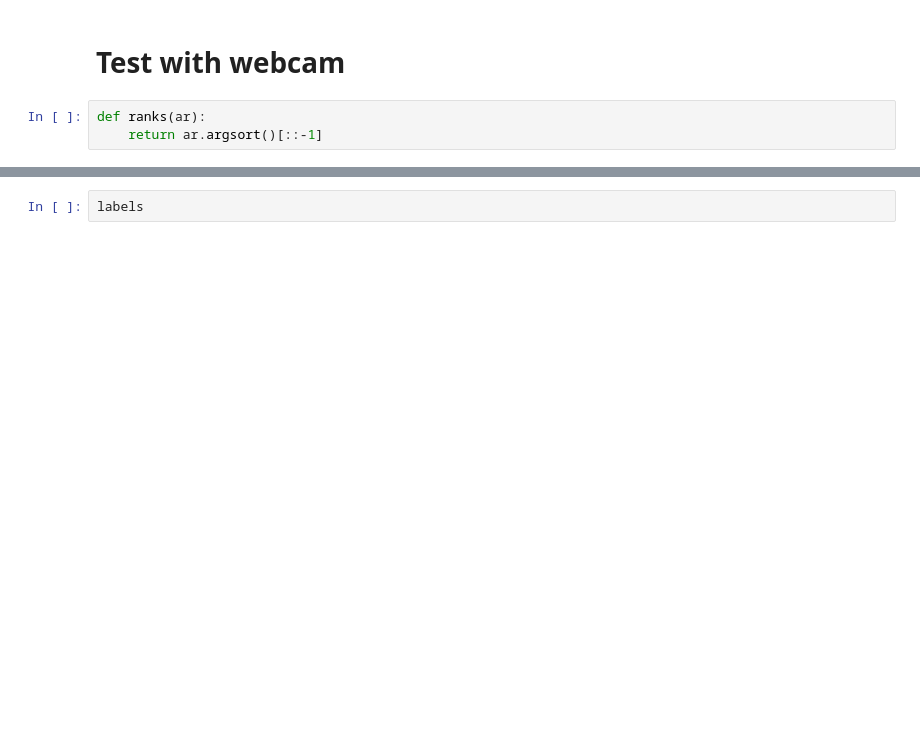
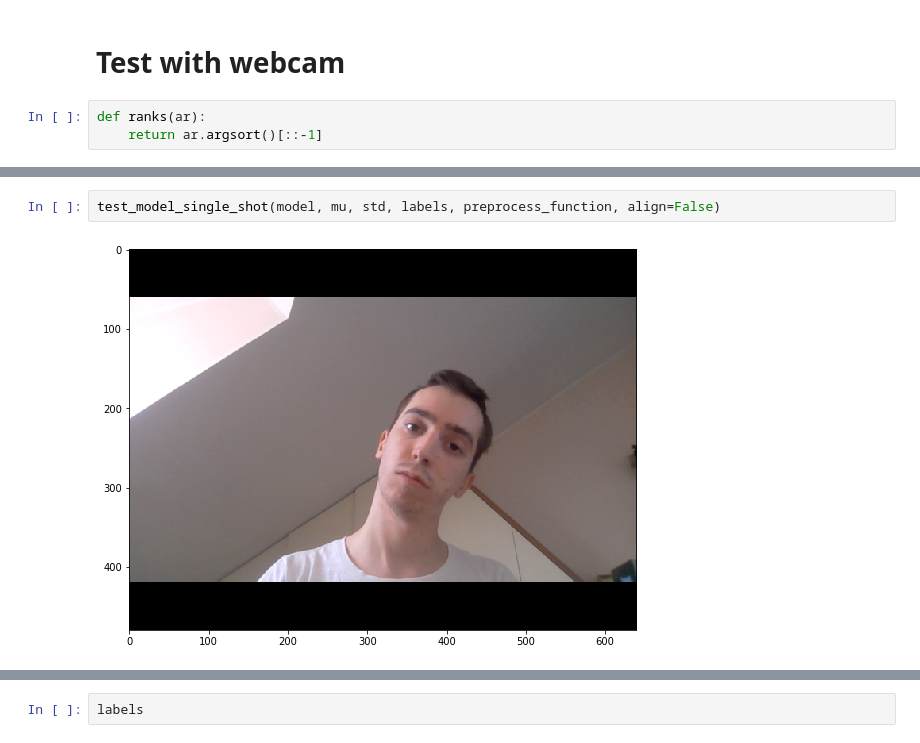
Before and after one commit to GianCarloMilanese/dsim_project, a Jupyter notebook: 2D/test_model.ipynb, the cells around one changed output, grey strips where cells are left out. Cells and saved outputs as stored; diff of their text form; blank space fills up the shorter version.

```diff
--- a/2D/test_model.ipynb
+++ b/2D/test_model.ipynb
@@ -146,0 +202,4 @@ test_model_single_shot(model, mu, std, labels)
+# %%
+test_model_single_shot(model, mu, std, labels, preprocess_function, align=False)
+# %% [output]
+[figure, added]
```
Also changed, not shown: parts of 19 cells of this notebook.
